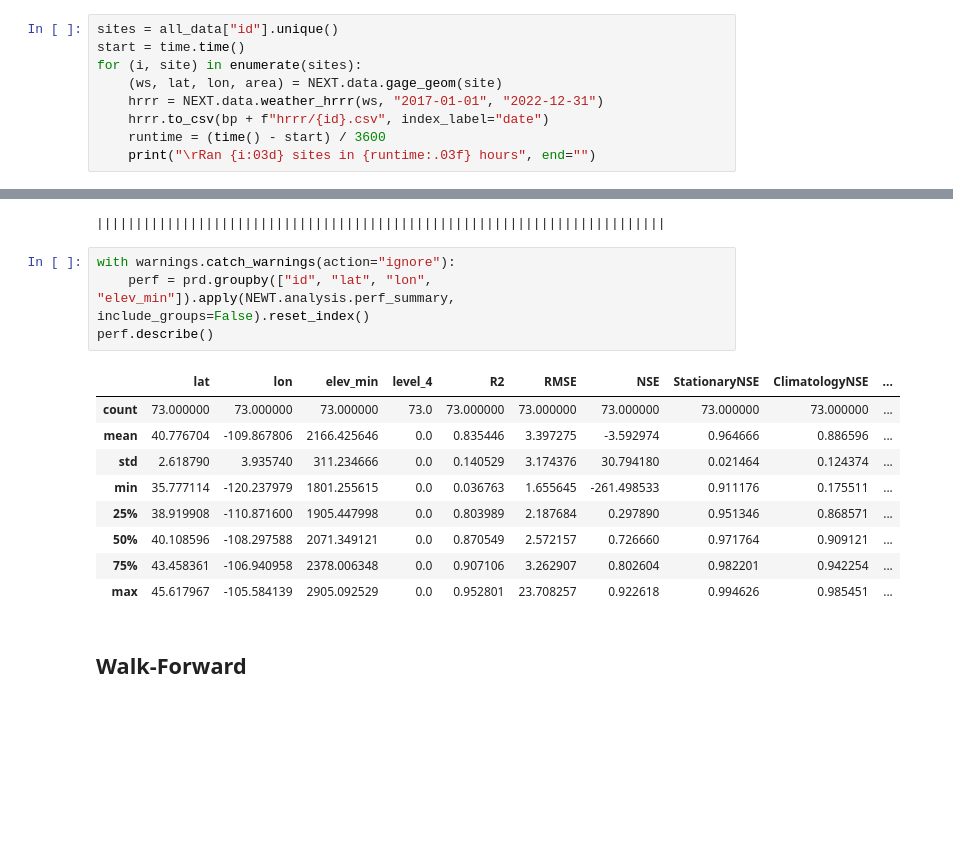
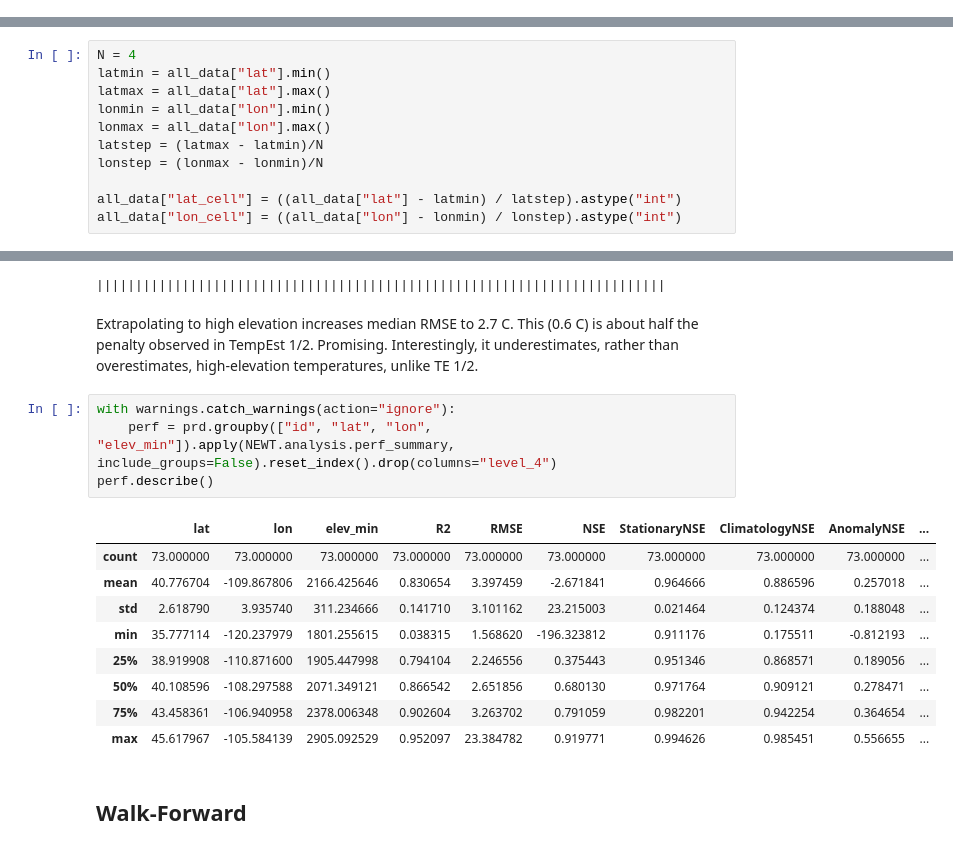
Before and after one commit to mines-ciroh/TempEst-NEWT, a Jupyter notebook: validations.ipynb, the cells around one changed output, grey strips where cells are left out. Saved outputs shown, nothing was run; the diff lists cells and outputs as text; blank space fills up the shorter version.

```diff
--- a/validations.ipynb
+++ b/validations.ipynb
@@ -75,11 +76,2 @@ all_data = pd.concat([dev_data, test_data])
 # %% [markdown]
 ### Forecast Archive Retrieval (does not need to be run)
-# %%
-sites = all_data["id"].unique()
-start = time.time()
-for (i, site) in enumerate(sites):
-    (ws, lat, lon, area) = NEXT.data.gage_geom(site)
-    hrrr = NEXT.data.weather_hrrr(ws, "2017-01-01", "2022-12-31")
-    hrrr.to_csv(bp + f"hrrr/{id}.csv", index_label="date")
-    runtime = (time() - start) / 3600
-    print("\rRan {i:03d} sites in {runtime:.03f} hours", end="")
@@ -463,6 +472,17 @@ perf.describe()
 # Extrapolation Tests
 # %% [markdown]
 ## Regional
+# %%
+N = 4
+latmin = all_data["lat"].min()
+latmax = all_data["lat"].max()
+lonmin = all_data["lon"].min()
+lonmax = all_data["lon"].max()
+latstep = (latmax - latmin)/N
+lonstep = (lonmax - lonmin)/N
+
+all_data["lat_cell"] = ((all_data["lat"] - latmin) / latstep).astype("int")
+all_data["lon_cell"] = ((all_data["lon"] - lonmin) / lonstep).astype("int")
 # %% [markdown]
 ## Elevation
 
@@ -504,20 +539,22 @@ with warnings.catch_warnings(action="ignore"):
     prd = test.groupby("id").apply(lambda x: predict(model, x), include_groups=False).reset_index().drop(columns="level_1")
 # %% [output]
 |||||||||||||||||||||||||||||||||||||||||||||||||||||||||||||||||||||||||
+# %% [markdown]
+Extrapolating to high elevation increases median RMSE to 2.7 C.  This (0.6 C) is about half the penalty observed in TempEst 1/2.  Promising.  Interestingly, it underestimates, rather than overestimates, high-elevation temperatures, unlike TE 1/2.
 # %%
 with warnings.catch_warnings(action="ignore"):
-    perf = prd.groupby(["id", "lat", "lon", "elev_min"]).apply(NEWT.analysis.perf_summary, include_groups=False).reset_index()
+    perf = prd.groupby(["id", "lat", "lon", "elev_min"]).apply(NEWT.analysis.perf_summary, include_groups=False).reset_index().drop(columns="level_4")
 perf.describe()
 # %% [output]
-|  | lat | lon | elev_min | level_4 | R2 | RMSE | NSE | StationaryNSE | ClimatologyNSE | ... |
-| count | 73.000000 | 73.000000 | 73.000000 | 73.0 | 73.000000 | 73.000000 | 73.000000 | 73.000000 | 73.000000 | ... |
-| mean | 40.776704 | -109.867806 | 2166.425646 | 0.0 | 0.835446 | 3.397275 | -3.592974 | 0.964666 | 0.886596 | ... |
-| std | 2.618790 | 3.935740 | 311.234666 | 0.0 | 0.140529 | 3.174376 | 30.794180 | 0.021464 | 0.124374 | ... |
-| min | 35.777114 | -120.237979 | 1801.255615 | 0.0 | 0.036763 | 1.655645 | -261.498533 | 0.911176 | 0.175511 | ... |
-| 25% | 38.919908 | -110.871600 | 1905.447998 | 0.0 | 0.803989 | 2.187684 | 0.297890 | 0.951346 | 0.868571 | ... |
-| 50% | 40.108596 | -108.297588 | 2071.349121 | 0.0 | 0.870549 | 2.572157 | 0.726660 | 0.971764 | 0.909121 | ... |
-| 75% | 43.458361 | -106.940958 | 2378.006348 | 0.0 | 0.907106 | 3.262907 | 0.802604 | 0.982201 | 0.942254 | ... |
-| max | 45.617967 | -105.584139 | 2905.092529 | 0.0 | 0.952801 | 23.708257 | 0.922618 | 0.994626 | 0.985451 | ... |
+|  | lat | lon | elev_min | R2 | RMSE | NSE | StationaryNSE | ClimatologyNSE | AnomalyNSE | ... |
+| count | 73.000000 | 73.000000 | 73.000000 | 73.000000 | 73.000000 | 73.000000 | 73.000000 | 73.000000 | 73.000000 | ... |
+| mean | 40.776704 | -109.867806 | 2166.425646 | 0.830654 | 3.397459 | -2.671841 | 0.964666 | 0.886596 | 0.257018 | ... |
+| std | 2.618790 | 3.935740 | 311.234666 | 0.141710 | 3.101162 | 23.215003 | 0.021464 | 0.124374 | 0.188048 | ... |
+| min | 35.777114 | -120.237979 | 1801.255615 | 0.038315 | 1.568620 | -196.323812 | 0.911176 | 0.175511 | -0.812193 | ... |
+| 25% | 38.919908 | -110.871600 | 1905.447998 | 0.794104 | 2.246556 | 0.375443 | 0.951346 | 0.868571 | 0.189056 | ... |
+| 50% | 40.108596 | -108.297588 | 2071.349121 | 0.866542 | 2.651856 | 0.680130 | 0.971764 | 0.909121 | 0.278471 | ... |
+| 75% | 43.458361 | -106.940958 | 2378.006348 | 0.902604 | 3.263702 | 0.791059 | 0.982201 | 0.942254 | 0.364654 | ... |
+| max | 45.617967 | -105.584139 | 2905.092529 | 0.952097 | 23.384782 | 0.919771 | 0.994626 | 0.985451 | 0.556655 | ... |
 # %% [markdown]
 ## Walk-Forward
 # %% [markdown]
```
Also changed, not shown: parts of 10 cells of this notebook, 1 other file.
